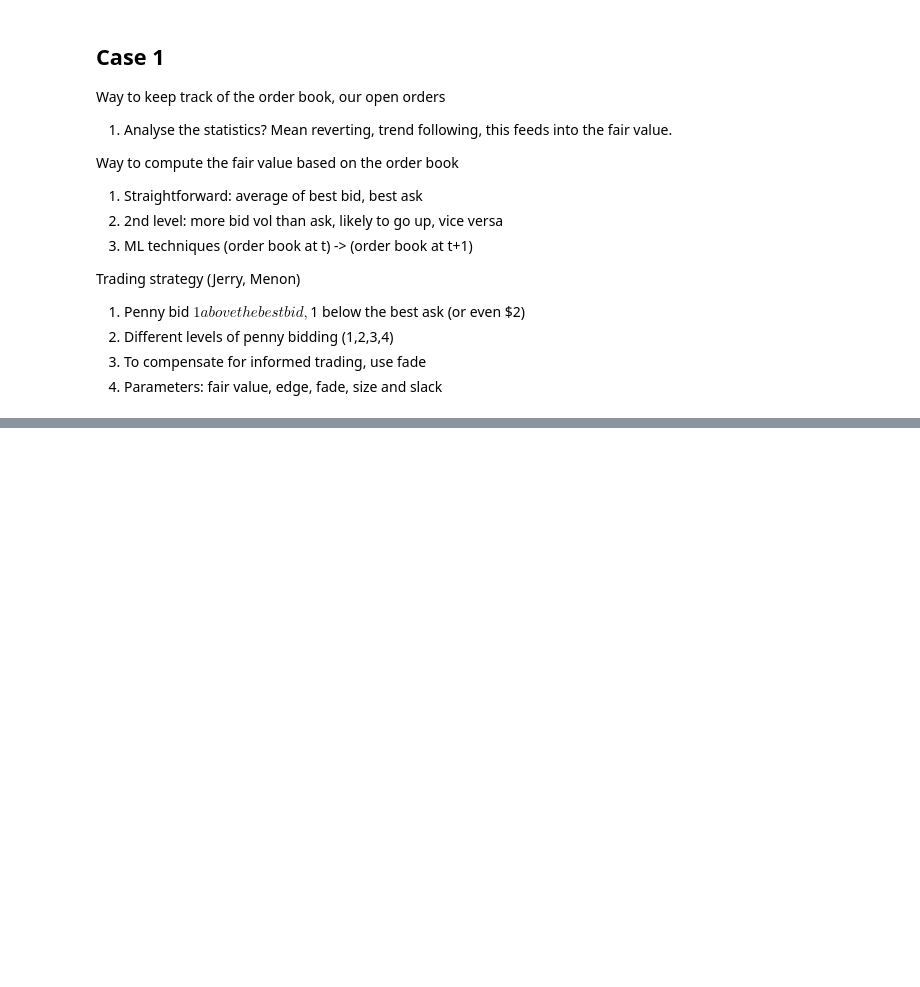
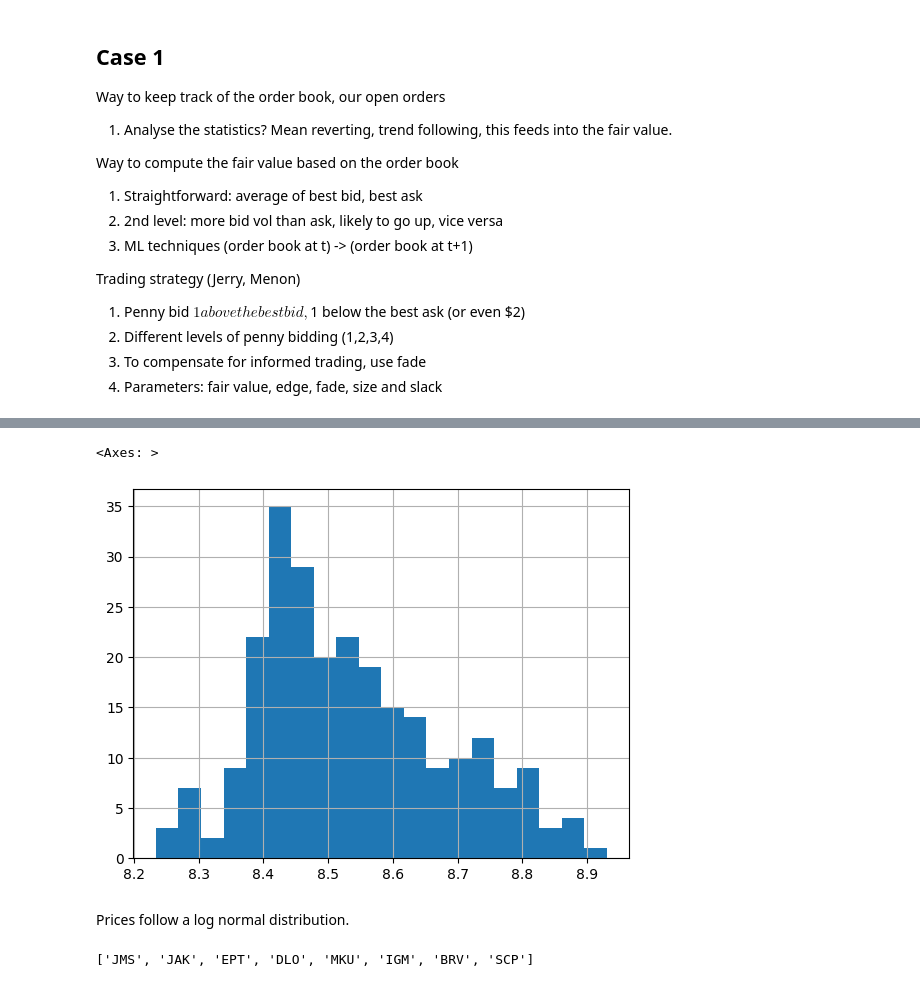
Before and after one commit to sabvan/UChicagoTradingComp, a Jupyter notebook: analysis.ipynb, the cells around one changed output, grey strips where cells are left out. Drawn from its saved outputs; the diff is of its cells as text; code cells hidden in the pictures; blank space fills up the shorter version.

```diff
--- a/analysis.ipynb
+++ b/analysis.ipynb
@@ -138,0 +191,17 @@ Trading strategy (Jerry, Menon)
+# %%
+x = np.log(df['BRV'])
+x.hist(bins = 20)
+# %% [output]
+<Axes: >
+[figure, added]
+# %% [markdown]
+Prices follow a log normal distribution.
+# %%
+from typing import Optional
+
+from xchangelib import xchange_client
+import asyncio
+
+xchange_client.SYMBOLS
+# %% [output]
+['JMS', 'JAK', 'EPT', 'DLO', 'MKU', 'IGM', 'BRV', 'SCP']
```
Also changed, not shown: parts of 5 cells of this notebook, 2 other files.
